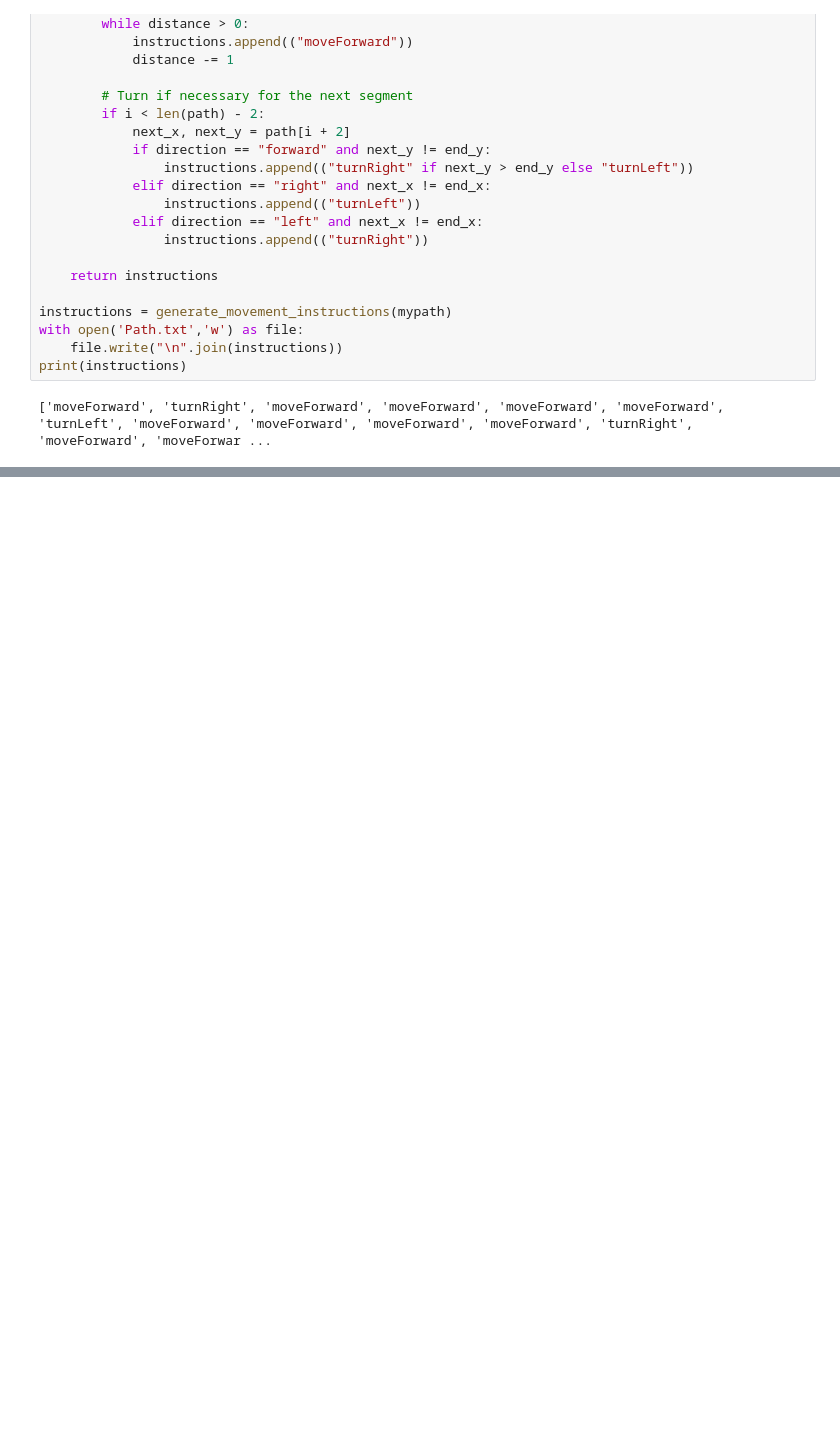
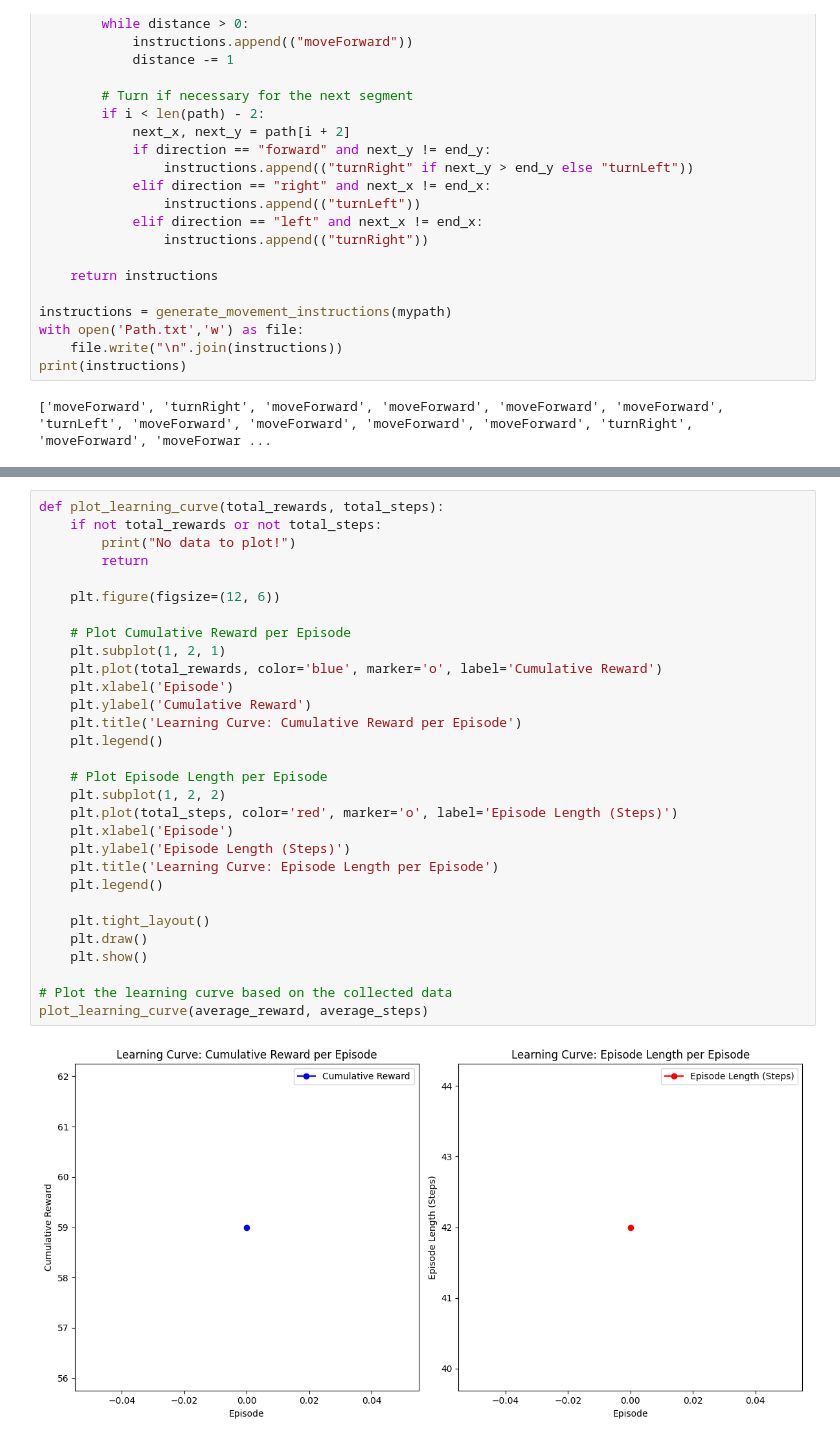
Before and after one commit to bharatramanaik/Maze-solver-bot, a Jupyter notebook: FinalMaze_gdrive.ipynb, the cells around one changed output, grey strips where cells are left out. Drawn from its saved outputs; the diff is of its cells as text; blank space fills up the shorter version.

```diff
--- a/FinalMaze_gdrive.ipynb
+++ b/FinalMaze_gdrive.ipynb
@@ -446,0 +517,32 @@ True
+# %%
+def plot_learning_curve(total_rewards, total_steps):
+    if not total_rewards or not total_steps:
+        print("No data to plot!")
+        return
+
+    plt.figure(figsize=(12, 6))
+
+    # Plot Cumulative Reward per Episode
+    plt.subplot(1, 2, 1)
+    plt.plot(total_rewards, color='blue', marker='o', label='Cumulative Reward')
+    plt.xlabel('Episode')
+    plt.ylabel('Cumulative Reward')
+    plt.title('Learning Curve: Cumulative Reward per Episode')
+    plt.legend()
+
+    # Plot Episode Length per Episode
+    plt.subplot(1, 2, 2)
+    plt.plot(total_steps, color='red', marker='o', label='Episode Length (Steps)')
+    plt.xlabel('Episode')
+    plt.ylabel('Episode Length (Steps)')
+    plt.title('Learning Curve: Episode Length per Episode')
+    plt.legend()
+
+    plt.tight_layout()
+    plt.draw()
+    plt.show()
+
+# Plot the learning curve based on the collected data
+plot_learning_curve(average_reward, average_steps)
+# %% [output]
+[figure, added]
```
Also changed, not shown: parts of 10 cells of this notebook.
